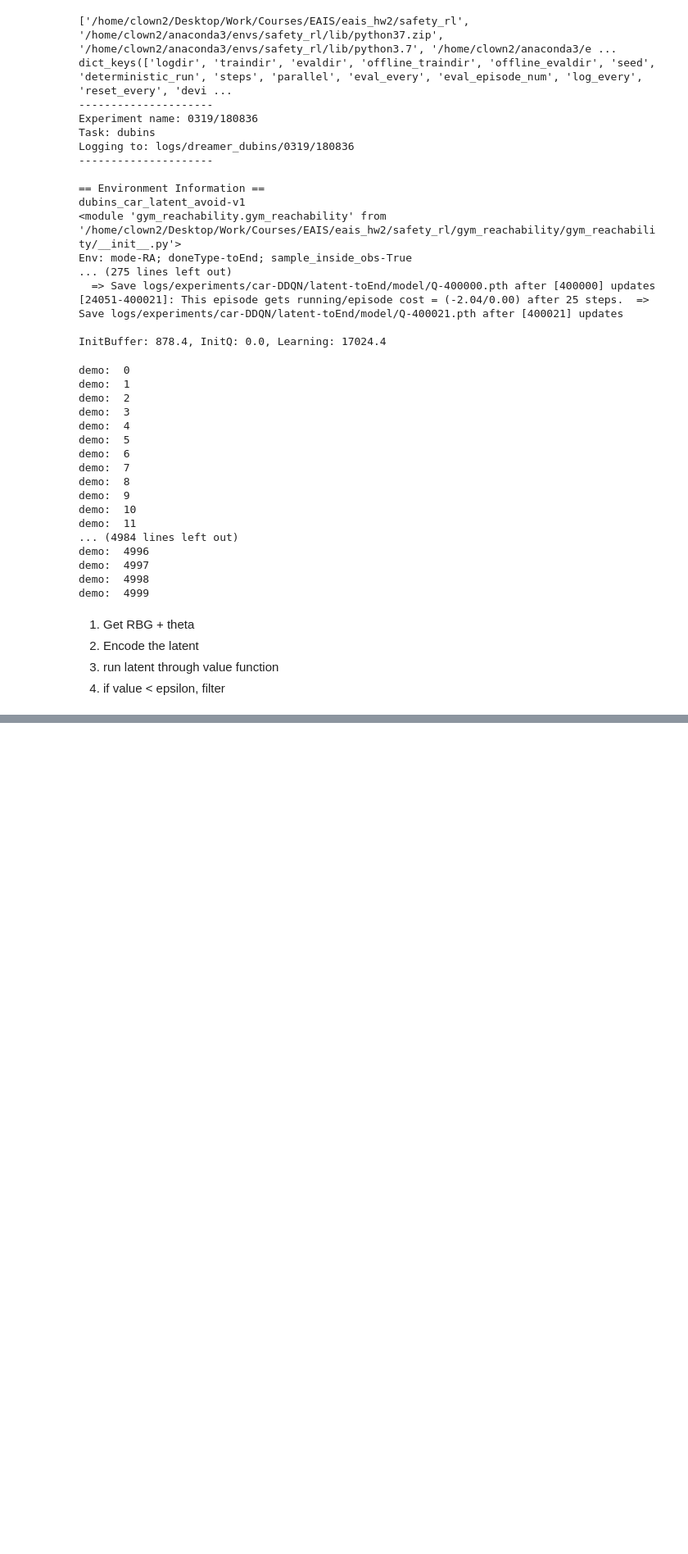
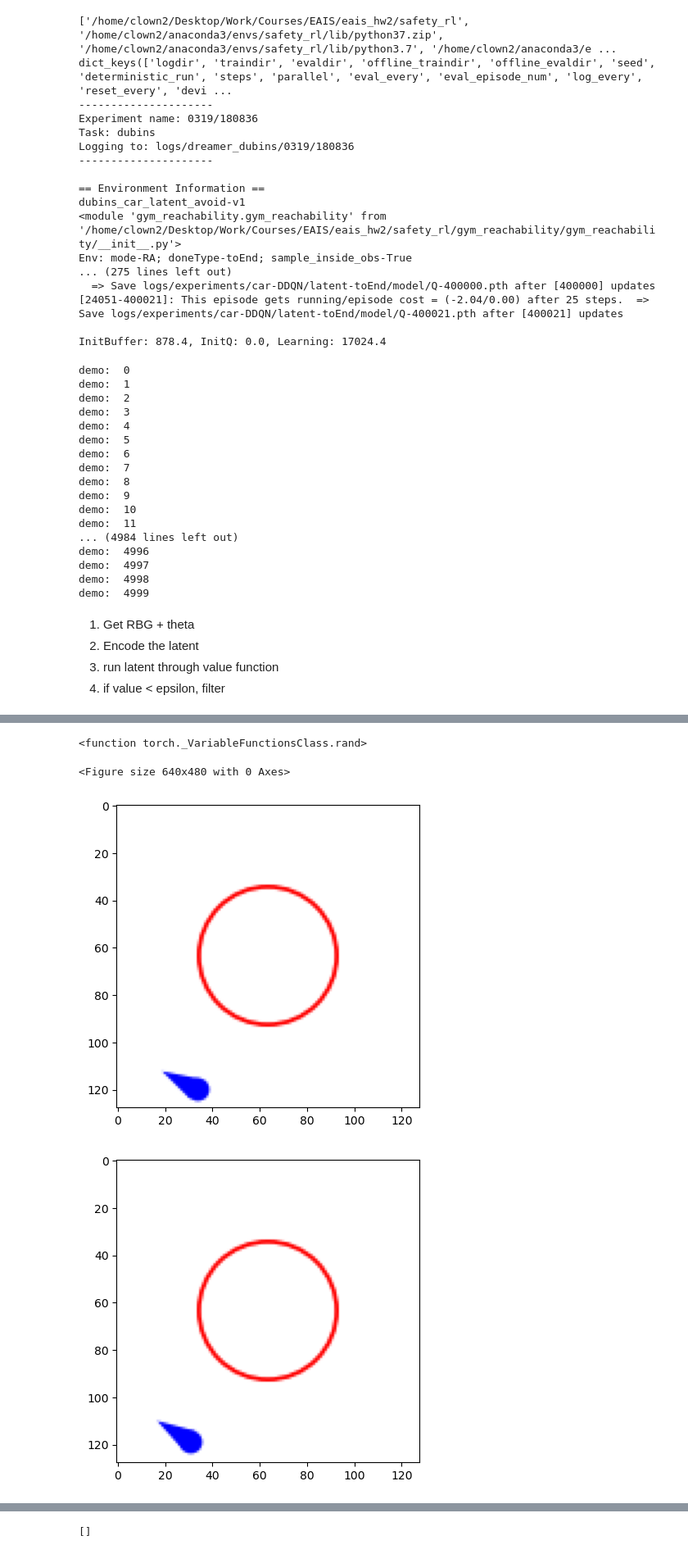
Before and after one commit to stevenwman/latent-affine-safety, a Jupyter notebook: test.ipynb, the cells around one changed output, grey strips where cells are left out. Shown at 82% size. Saved outputs shown, nothing was run; the diff lists cells and outputs as text; code cells hidden in the pictures; blank space fills up the shorter version.

```diff
--- a/test.ipynb
+++ b/test.ipynb
@@ -78,3 +78,10 @@ demo:  4999
 2. Encode the latent
 3. run latent through value function
 4. if value < epsilon, filter
+# %%
+import pickle
+
+with open('wm_demos128.pkl', 'rb') as f:
+    data = pickle.load(f)
+
+print(type(data))
@@ -80,0 +117,18 @@ demo:  4999
+# %%
+import torch
+torch.rand(1)
+# %% [output]
+<function torch._VariableFunctionsClass.rand>
+# %%
+import matplotlib.pyplot as plt
+import numpy as np
+
+plt.figure()
+
+for im in data[0]['obs']['image']:
+    plt.figure()
+    plt.imshow(im)
+# %% [output]
+<Figure size 640x480 with 0 Axes>
+[figure, added]
+[figure, added]
@@ -81,3 +146,8 @@ demo:  4999
+# %%
+a,b,c = ([] for i in range(3))
+a
+# %% [output]
+[]
 # %%
 import os
 import sys
```
Also changed, not shown: parts of 5 cells of this notebook, 1 other file.
